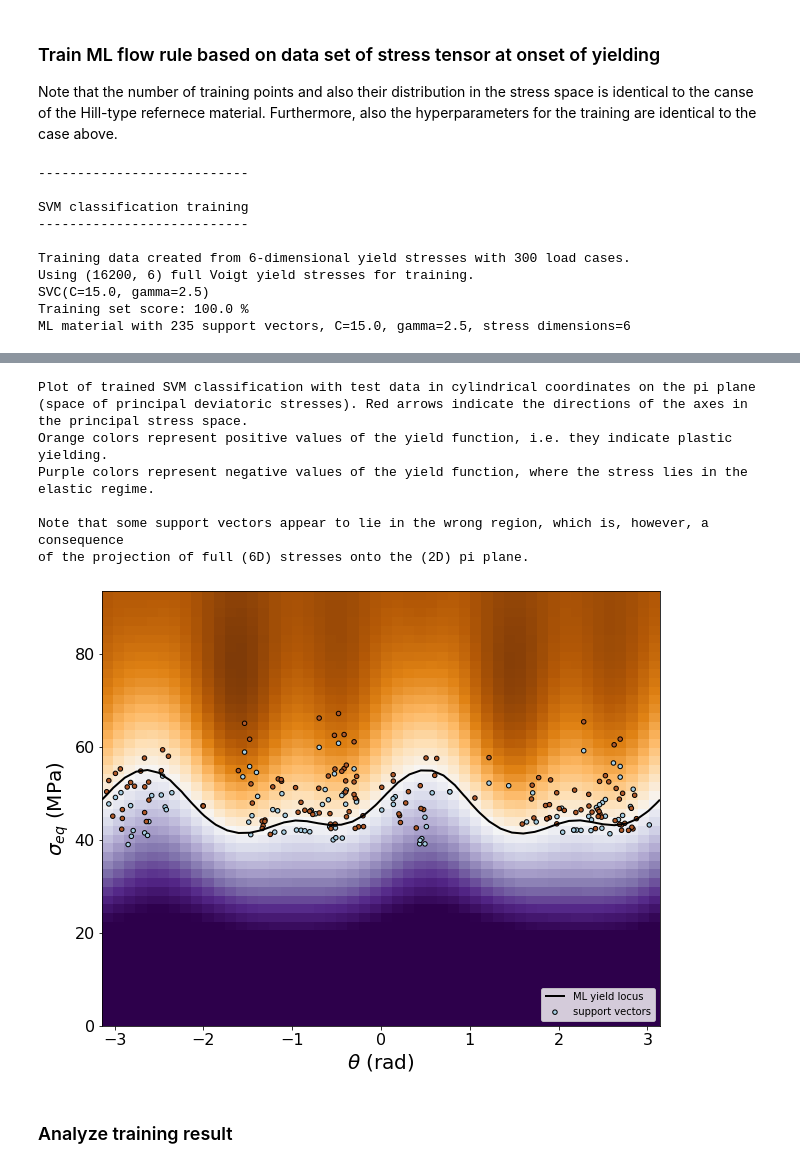
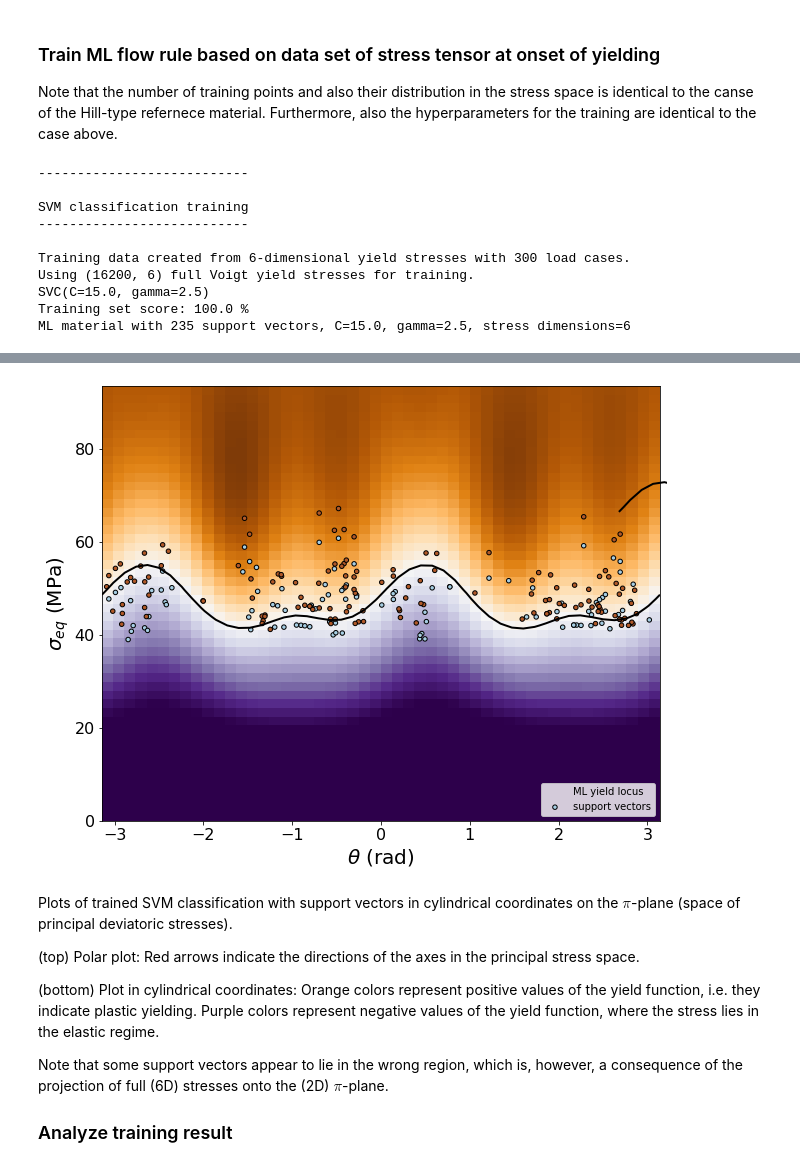
Before and after one commit to AHartmaier/pyLabFEA, a Jupyter notebook: notebooks/pyLabFEA_ML-FlowRule-Training.ipynb, the cells around one changed output, grey strips where cells are left out. Drawn from its saved outputs; the diff is of its cells as text; code cells hidden in the pictures.

Commit message:
Updated examples on training of ML flow rule

```diff
--- a/notebooks/pyLabFEA_ML-FlowRule-Training.ipynb
+++ b/notebooks/pyLabFEA_ML-FlowRule-Training.ipynb
@@ -88,7 +88,7 @@ E=200000.
 nu=0.3
 sy=60.
 hill = [1.4, 1., 0.7, 1.3, .8, 1.]
-mat_h = FE.Material(name='Hill-reference')
+mat_h = FE.Material(name='Hill-reference', num=1)
 mat_h.elasticity(E=E, nu=nu)
 mat_h.plasticity(sy=sy, hill=hill, sdim=6)
 mat_h.calc_properties(eps=0.01, sigeps=True)
@@ -160,8 +160,8 @@ Note that the support vectors lie in close proximity of the yield locus, which i
 C=15.
 gamma=2.5
 name = 'ML-Hill_C{}_G{}'.format(int(C),int(gamma*10))
-mat_mlh = FE.Material(name)  # define ML material
-mat_mlh.elasticity(E=E, nu=nu) # elastic parameters must be provided
+mat_mlh = FE.Material(name, num=2)  # define ML material
+mat_mlh.elasticity(E=E, nu=nu)  # elastic parameters must be provided
 mat_mlh.train_SVC(C=C, gamma=gamma, sdata=sig) # train ML flowrule from data obtained from reference material
 
 #analyze support vectors to plot them in stress space
@@ -175,12 +175,6 @@ mat_mlh.polar_plot_yl(data=sc, dname='support vectors', cmat=[mat_h], arrow=True
 plt.show()
 
 #create plot of trained yield function in cylindrical coordinates for the 2D deviatoric principal stress space (pi plane)
-print('Plot of trained SVM classification with test data in cylindrical coordinates on the pi plane')
-print('(space of principal deviatoric stresses). Red arrows indicate the directions of the axes in the principal stress space.')
-print('Orange colors represent positive values of the yield function, i.e. they indicate plastic yielding.')
-print('Purple colors represent negative values of the yield function, where the stress lies in the elastic regime.')
-print('\nNote that some support vectors appear to lie in the wrong region, which is, however, a consequence')
-print('of the projection of full (6D) stresses onto the (2D) pi plane.')
 ngrid = 50
 xx, yy = np.meshgrid(np.linspace(-1, 1, ngrid),np.linspace(0, 2, ngrid))
 yy *= mat_mlh.scale_seq
@@ -192,10 +186,10 @@ line = mat_mlh.plot_data(Z, ax, xx, yy, c='black')
 pts  = ax.scatter(sc[:,1], sc[:,0], s=20, c=yf, cmap=plt.cm.Paired, edgecolors='k') # plot support vectors
 ax.set_xlabel(r'$\theta$ (rad)', fontsize=20)
 ax.set_ylabel(r'$\sigma_{eq}$ (MPa)', fontsize=20)
+ax.set_ylim(0.,2.*mat_mlh.sy)
 ax.tick_params(axis="x", labelsize=16)
 ax.tick_params(axis="y", labelsize=16)
-plt.legend([line[0], pts], ['ML yield locus', 'support vectors'],loc='lower right')
-plt.ylim(0.,2.*mat_mlh.sy)
+ax.legend([line[0], pts], ['ML yield locus', 'support vectors'], loc='lower right')
 plt.show()
 # %% [output]
 ---------------------------
@@ -465,7 +434,7 @@ Note that the number of training points and also their distribution in the stres
 # define material as basis for ML flow rule
 name = 'ML-Goss-Barlat_C{}_G{}'.format(int(C),int(gamma*10))
 # convert yield stress data into a dataset suited for a material definition
-mat_mlGB = FE.Material(name)  # initialize material
+mat_mlGB = FE.Material(name, num=4)  # initialize material
 mat_mlGB.elasticity(E=E, nu=nu) # elastic parameters must be provided
 mat_mlGB.train_SVC(C=C, gamma=gamma, sdata=sig) # train ML flowrule from data obtained from reference material
 
@@ -479,52 +448,49 @@ print("ML material with {} support vectors, C={}, gamma={}, stress dimensions={}
 mat_mlGB.polar_plot_yl(data=sc, dname='support vectors', cmat=[mat_GB], arrow=True)
 
 #create plot of trained yield function in cylindrical stress space
-print('Plot of trained SVM classification with test data in cylindrical coordinates on the pi plane')
-print('(space of principal deviatoric stresses). Red arrows indicate the directions of the axes in the principal stress space.')
-print('Orange colors represent positive values of the yield function, i.e. they indicate plastic yielding.')
-print('Purple colors represent negative values of the yield function, where the stress lies in the elastic regime.')
-print('\nNote that some support vectors appear to lie in the wrong region, which is, however, a consequence')
-print('of the projection of full (6D) stresses onto the (2D) pi plane.')
 #create mesh in stress space
 ngrid = 50
 xx, yy = np.meshgrid(np.linspace(-1, 1, ngrid),np.linspace(0, 2, ngrid))
 yy *= mat_mlGB.scale_seq
 xx *= np.pi
 hh = np.c_[yy.ravel(),xx.ravel()]
 Z = mat_mlGB.calc_yf(FE.sp_cart(hh))  # value of yield function for every grid point
 fig, ax  = plt.subplots(nrows=1, ncols=1, figsize=(10,8))
 line = mat_mlGB.plot_data(Z, ax, xx, yy, c='black')
 pts  = ax.scatter(sc[:,1], sc[:,0], s=20, c=yf, cmap=plt.cm.Paired, edgecolors='k') # plot support vectors
 ax.set_xlabel(r'$\theta$ (rad)', fontsize=20)
 ax.set_ylabel(r'$\sigma_{eq}$ (MPa)', fontsize=20)
 ax.tick_params(axis="x", labelsize=16)
 ax.tick_params(axis="y", labelsize=16)
-plt.legend([line[0], pts], ['ML yield locus', 'support vectors'],loc='lower right')
-plt.ylim(0.,2.*mat_mlGB.sy)
-#fig.savefig('SVM-yield-fct.pdf', format='pdf', dpi=300)
+ax.set_ylim(0.,2.*mat_mlGB.sy)
+ax.legend([line[0], pts], ['ML yield locus', 'support vectors'], loc='lower right')
 plt.show()
 # %% [output]
 ---------------------------
 
 SVM classification training
 ---------------------------
 
 Training data created from 6-dimensional yield stresses with 300 load cases.
 Using (16200, 6) full Voigt yield stresses for training.
 SVC(C=15.0, gamma=2.5)
 Training set score: 100.0 %
 ML material with 235 support vectors, C=15.0, gamma=2.5, stress dimensions=6
 [figure]
-Plot of trained SVM classification with test data in cylindrical coordinates on the pi plane
-(space of principal deviatoric stresses). Red arrows indicate the directions of the axes in the principal stress space.
-Orange colors represent positive values of the yield function, i.e. they indicate plastic yielding.
-Purple colors represent negative values of the yield function, where the stress lies in the elastic regime.
-
-Note that some support vectors appear to lie in the wrong region, which is, however, a consequence
-of the projection of full (6D) stresses onto the (2D) pi plane.
-[figure, old version]
+[figure, new version]
-# %% [markdown]
-### Analyze training result
+# %% [markdown]
+Plots of trained SVM classification with support vectors in cylindrical coordinates on the $\pi$-plane
+(space of principal deviatoric stresses).
+
+(top) Polar plot: Red arrows indicate the directions of the axes in the principal stress space.
+
+(bottom) Plot in cylindrical coordinates: Orange colors represent positive values of the yield function, i.e. they indicate plastic yielding.
+Purple colors represent negative values of the yield function, where the stress lies in the elastic regime.
+
+Note that some support vectors appear to lie in the wrong region, which is, however, a consequence
+of the projection of full (6D) stresses onto the (2D) $\pi$-plane.
+
+### Analyze training result
 # %%
 loc = mat_mlGB.sy
 scale = mat_mlGB.sy*0.15
```
Also changed, not shown: parts of 16 cells of this notebook, 8 other files.
